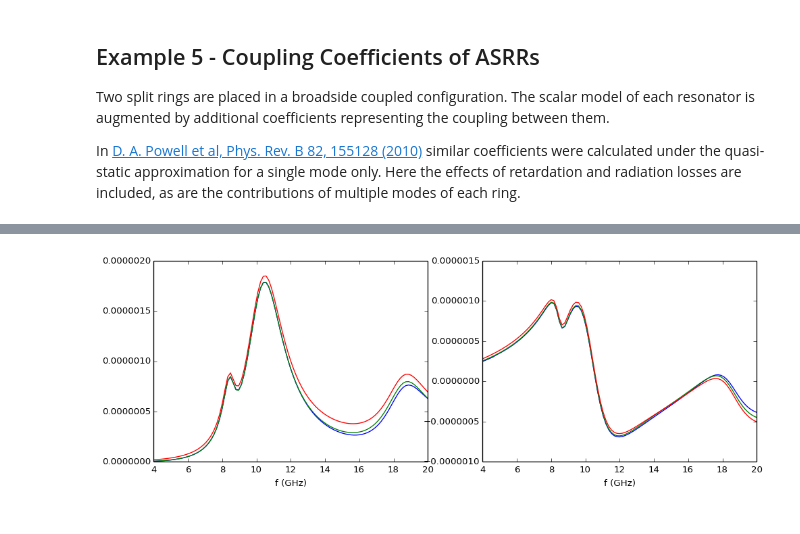
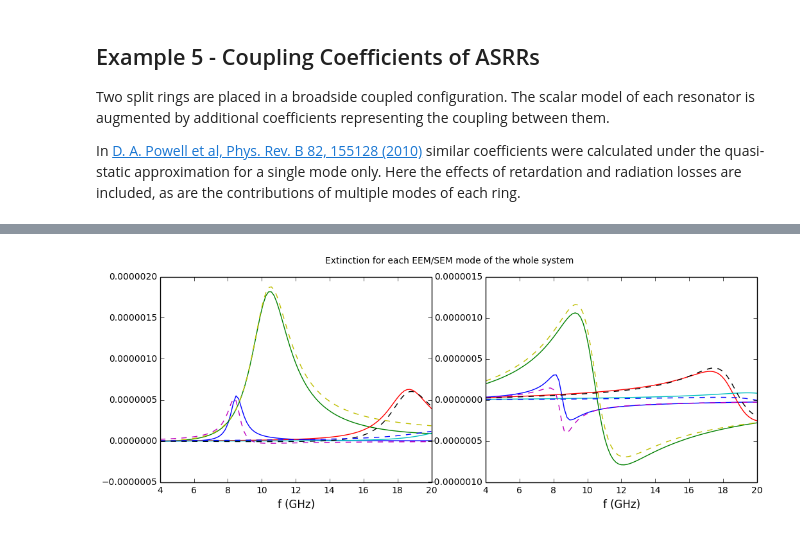
Before and after one commit to DavidPowell/OpenModes, a Jupyter notebook: examples/example5_ASRR_coupling.ipynb, the cells around one changed output, grey strips where cells are left out. Cells and saved outputs as stored; diff of their text form; code cells hidden in the pictures.

Commit message:
Example for ASRR showing that EEM eigenmodes are only really orthogonal to each other if direct eigenvalue decomposition is performed

```diff
--- a/examples/example5_ASRR_coupling.ipynb
+++ b/examples/example5_ASRR_coupling.ipynb
@@ -82,0 +66,6 @@ e_inc = np.array([1.0, 1.0, 0], dtype=np.complex128)
+# %%
+num_modes = 4
+start_s = 2j*np.pi*10e9
+# %%
+s_left, j_left = sim.singularities(start_s, num_modes, part=ring2)
+s_right, j_right = sim.singularities(start_s, num_modes, part=ring1)
@@ -82,0 +90,7 @@ e_inc = np.array([1.0, 1.0, 0], dtype=np.complex128)
+# %%
+from openmodes.eig import eig_linearised
+Z = sim.impedance(start_s)[ASRR, ASRR]
+lin_s, lin_j = eig_linearised(Z, np.arange(num_modes))
+
+mode_s, mode_j = sim.singularities(start_s, num_modes, use_gram=True)
+scalar_models = sim.construct_models(mode_s, mode_j);
@@ -110,16 +194,15 @@ for freq_count, s in sim.iter_freqs(freqs):
 # %%
-figure(figsize=(12,4))
-subplot(121)
-plot(freqs*1e-9, extinction_red.real)
-plot(freqs*1e-9, extinction_tot.real)
-plot(freqs*1e-9, np.sum(extinction_sem.real, axis=1))
-xlim(freqs[0]*1e-9, freqs[-1]*1e-9)
-xlabel('f (GHz)')
-subplot(122)
-plot(freqs*1e-9, extinction_red.imag)
-plot(freqs*1e-9, extinction_tot.imag)
-plot(freqs*1e-9, np.sum(extinction_sem.imag, axis=1))
-xlim(freqs[0]*1e-9, freqs[-1]*1e-9)
-xlabel('f (GHz)');
+plt.figure(figsize=(12,4))
+plt.subplot(121)
+plt.plot(freqs*1e-9, extinction_red_whole.real)
+plt.plot(freqs*1e-9, extinction_sem.real, '--')
+plt.xlim(freqs[0]*1e-9, freqs[-1]*1e-9)
+plt.xlabel('f (GHz)')
+plt.subplot(122)
+plt.plot(freqs*1e-9, extinction_red_whole.imag)
+plt.plot(freqs*1e-9, extinction_sem.imag, '--')
+plt.xlim(freqs[0]*1e-9, freqs[-1]*1e-9)
+plt.xlabel('f (GHz)')
+plt.suptitle('Extinction for each EEM/SEM mode of the whole system');
 # %% [output]
-[figure, old version]
+[figure, new version]
```
Also changed, not shown: parts of 19 cells of this notebook.
